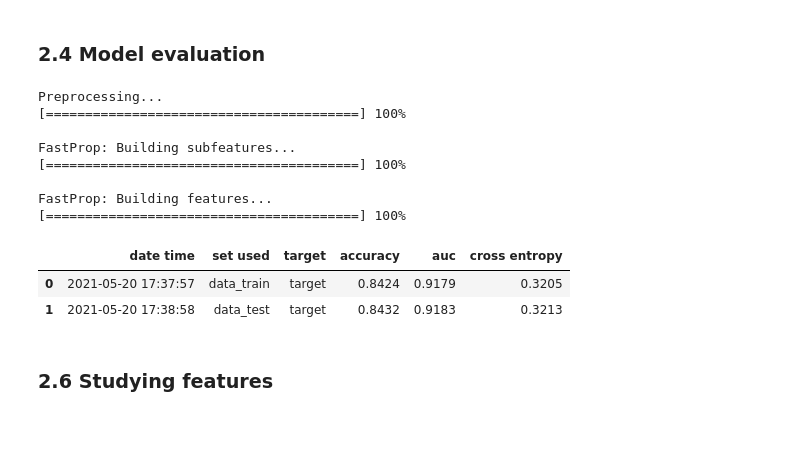
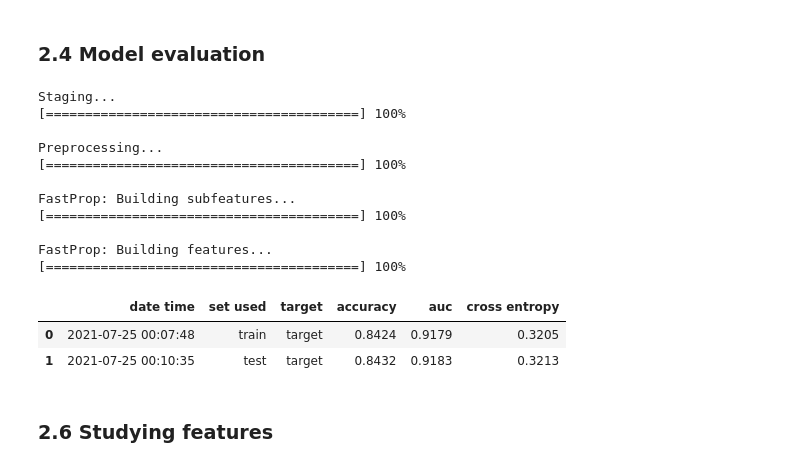
Before and after one commit to getml/getml-demo, a Jupyter notebook: imdb.ipynb, the cells around one changed output. Saved outputs shown, nothing was run; the diff lists cells and outputs as text; code cells hidden in the pictures; blank space fills up the shorter version.

```diff
--- a/imdb.ipynb
+++ b/imdb.ipynb
@@ -309,29 +333,29 @@ We loaded the data and defined the roles and units. Next, we create a getML pipe
 
 To get started with relational learning, we need to specify the data model.
 # %%
-actors_ph = getml.data.Placeholder('actors')
-roles_ph = getml.data.Placeholder('roles')
-movies_ph = getml.data.Placeholder('movies')
-movie_genres_ph = getml.data.Placeholder('movie_genres')
+dm = getml.data.DataModel("actors")
 
-actors_ph.join(
-    roles_ph,
-    join_key='id',
-    other_join_key='actor_id'
+dm.add(getml.data.to_placeholder(
+    roles=roles,
+    movies=movies,
+    movies_genres=movies_genres,
+))
+
+dm.population.join(
+    dm.roles,
+    on=("id", "actor_id"),
 )
 
-roles_ph.join(
-    movies_ph,
-    join_key='movie_id',
-    other_join_key='id',
-    relationship=getml.data.relationship.many_to_one
+dm.roles.join(
+    dm.movies,
+    on=("movie_id", "id"),
+    relationship=getml.data.relationship.many_to_one,
 )
 
-movies_ph.join(
-    movie_genres_ph,
-    join_key='id',
-    other_join_key='movie_id'
+dm.movies.join(
+    dm.movies_genres,
+    on=("id", "movie_id"),
 )
 
-actors_ph
+dm
 # %% [output]
@@ -351,7 +377,7 @@ text_field_splitter = getml.preprocessors.TextFieldSplitter()
 
 mapping = getml.preprocessors.Mapping()
 
-fast_prop = getml.feature_learning.FastPropModel(
+fast_prop = getml.feature_learning.FastProp(
     loss_function=getml.feature_learning.loss_functions.CrossEntropyLoss,
 )
 
@@ -361,7 +387,7 @@ __Build the pipeline__
 # %%
 pipe = getml.pipeline.Pipeline(
     tags=['fast_prop'],
-    population=actors_ph,
+    data_model=dm,
     preprocessors=[text_field_splitter, mapping],
     feature_learners=[fast_prop],
     predictors=[predictor]
@@ -382,4 +410,4 @@ INFO [FOREIGN KEYS NOT FOUND]: When joining ROLES__STAGING_TABLE_3 and MOVIE_GEN
 # %%
-pipe.fit(data_train, peripheral)
+pipe.fit(container.train)
 # %% [output]
 Checking data model...
@@ -418,19 +442,22 @@ url: http://localhost:1709/#/getpipeline/imdb/eH3Eh7/0/
 # %% [markdown]
 ### 2.4 Model evaluation
 # %%
-pipe.score(data_test, peripheral)
+pipe.score(container.test)
 # %% [output]
+Staging...
+[========================================] 100%
+
 Preprocessing...
 [========================================] 100%
 
 FastProp: Building subfeatures...
 [========================================] 100%
 
 FastProp: Building features...
 [========================================] 100%
 |  | date time | set used | target | accuracy | auc | cross entropy |
-| 0 | 2021-05-20 17:37:57 | data_train | target | 0.8424 | 0.9179 | 0.3205 |
-| 1 | 2021-05-20 17:38:58 | data_test | target | 0.8432 | 0.9183 | 0.3213 |
+| 0 | 2021-07-25 00:07:48 | train | target | 0.8424 | 0.9179 | 0.3205 |
+| 1 | 2021-07-25 00:10:35 | test | target | 0.8432 | 0.9183 | 0.3213 |
 # %% [markdown]
 ### 2.6 Studying features
 # %% [markdown]
```
Also changed, not shown: parts of 15 cells of this notebook.
